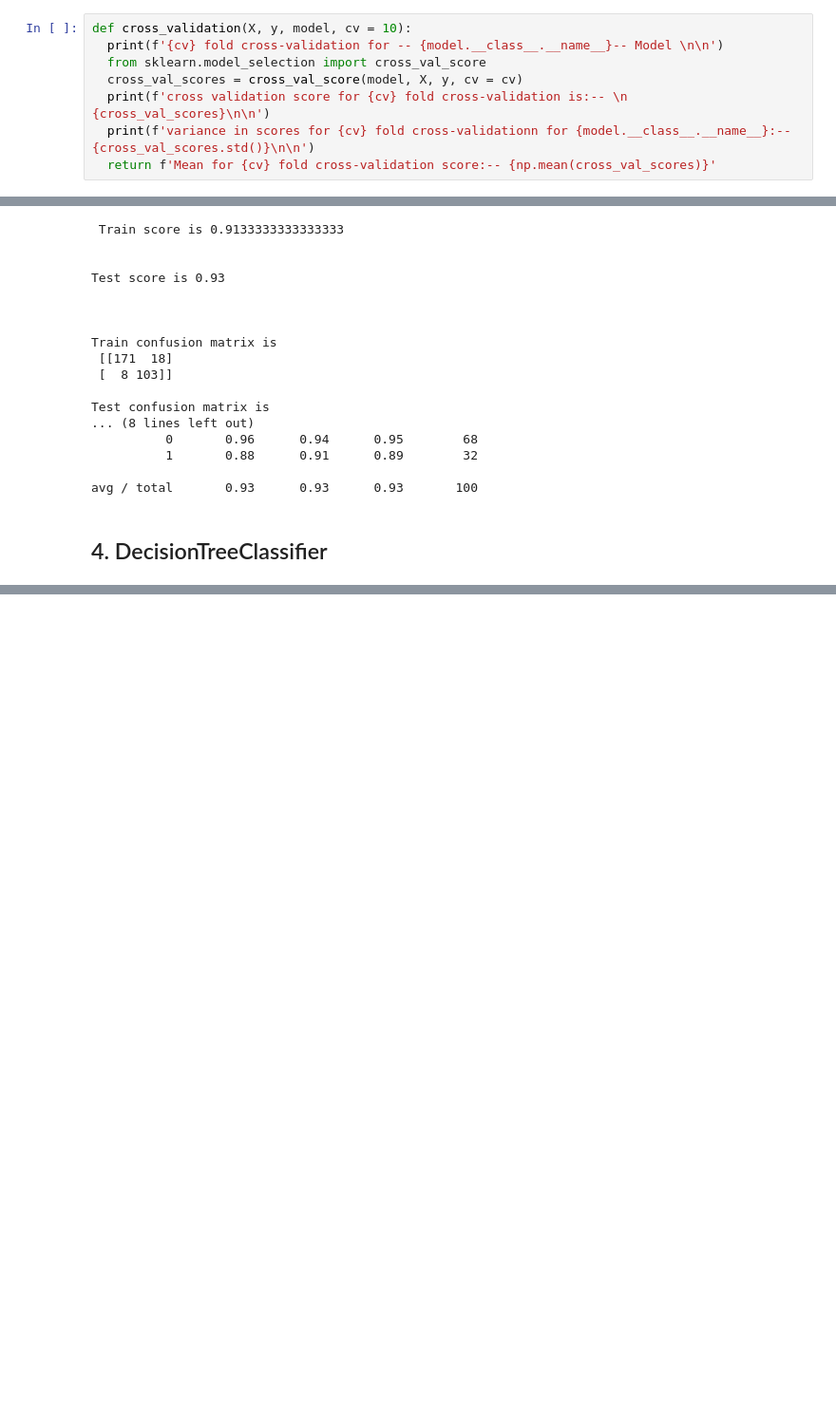
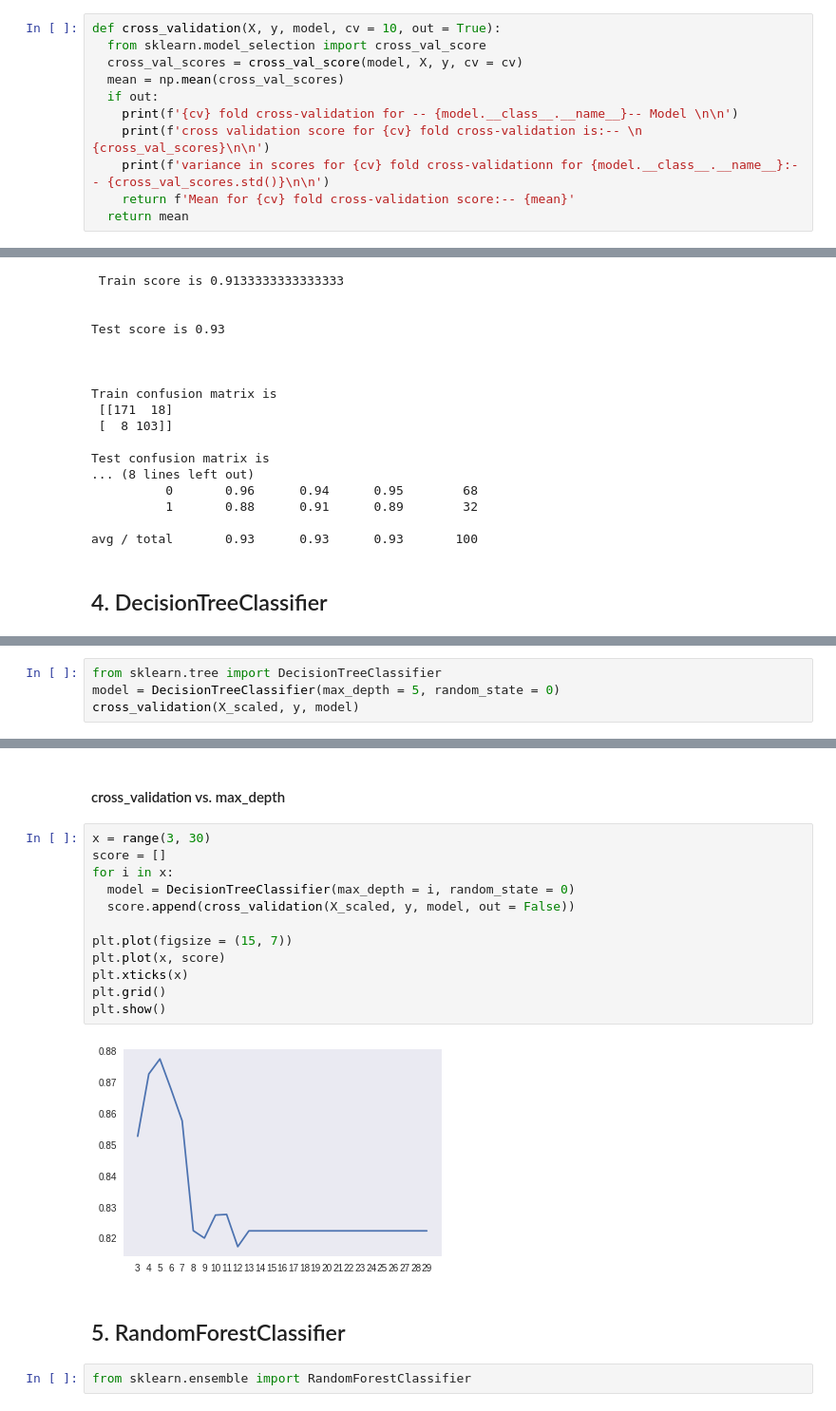
Before and after one commit to noushadkhan01/Projects, a Jupyter notebook: Machine-Learning/Classification/All-Algorithms/All_Classification_algorithms_on_Advertising_Data.ipynb, the cells around one changed output, grey strips where cells are left out. Shown: that part at 95% size. Drawn from its saved outputs; the diff is of its cells as text; blank space fills up the shorter version.

```diff
--- a/Machine-Learning/Classification/All-Algorithms/All_Classification_algorithms_on_Advertising_Data.ipynb
+++ b/Machine-Learning/Classification/All-Algorithms/All_Classification_algorithms_on_Advertising_Data.ipynb
@@ -131,13 +133,16 @@ def graph(X_train, X_test, classifier, model_parameters = False):
 # %% [markdown]
 ### Cross_validation
 # %%
-def cross_validation(X, y, model, cv = 10):
-  print(f'{cv} fold cross-validation for -- {model.__class__.__name__}-- Model \n\n')
+def cross_validation(X, y, model, cv = 10, out = True):
   from sklearn.model_selection import cross_val_score
   cross_val_scores = cross_val_score(model, X, y, cv = cv)
-  print(f'cross validation score for {cv} fold cross-validation is:-- \n {cross_val_scores}\n\n')
-  print(f'variance in scores for {cv} fold cross-validationn for {model.__class__.__name__}:-- {cross_val_scores.std()}\n\n')
-  return f'Mean for {cv} fold cross-validation score:-- {np.mean(cross_val_scores)}'
+  mean = np.mean(cross_val_scores)
+  if out:
+    print(f'{cv} fold cross-validation for -- {model.__class__.__name__}-- Model \n\n')
+    print(f'cross validation score for {cv} fold cross-validation is:-- \n {cross_val_scores}\n\n')
+    print(f'variance in scores for {cv} fold cross-validationn for {model.__class__.__name__}:-- {cross_val_scores.std()}\n\n')
+    return f'Mean for {cv} fold cross-validation score:-- {mean}'
+  return mean
 # %% [markdown]
 ## 1.1 LogisticRegression
 # %%
@@ -596,0 +677,4 @@ avg / total       0.93      0.93      0.93       100
+# %%
+from sklearn.tree import DecisionTreeClassifier
+model = DecisionTreeClassifier(max_depth = 5, random_state = 0)
+cross_validation(X_scaled, y, model)
@@ -596,0 +692,20 @@ avg / total       0.93      0.93      0.93       100
+# %% [markdown]
+#### cross_validation vs. max_depth
+# %%
+x = range(3, 30)
+score = []
+for i in x:
+  model = DecisionTreeClassifier(max_depth = i, random_state = 0)
+  score.append(cross_validation(X_scaled, y, model, out = False))
+
+plt.plot(figsize = (15, 7))
+plt.plot(x, score)
+plt.xticks(x)
+plt.grid()
+plt.show()
+# %% [output]
+[figure, added]
+# %% [markdown]
+## 5. RandomForestClassifier
+# %%
+from sklearn.ensemble import RandomForestClassifier
```
Also changed, not shown: parts of 13 cells of this notebook.
